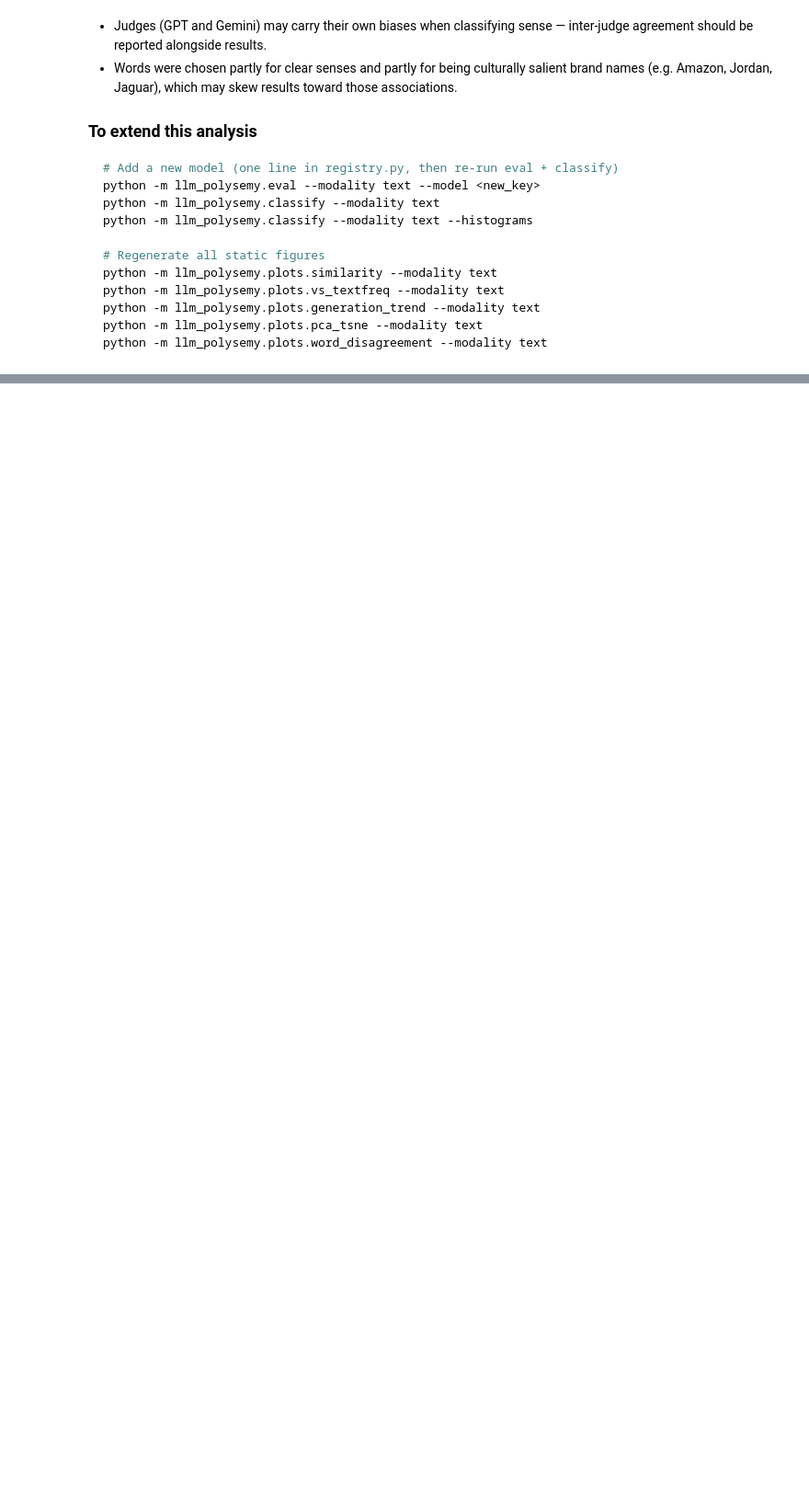
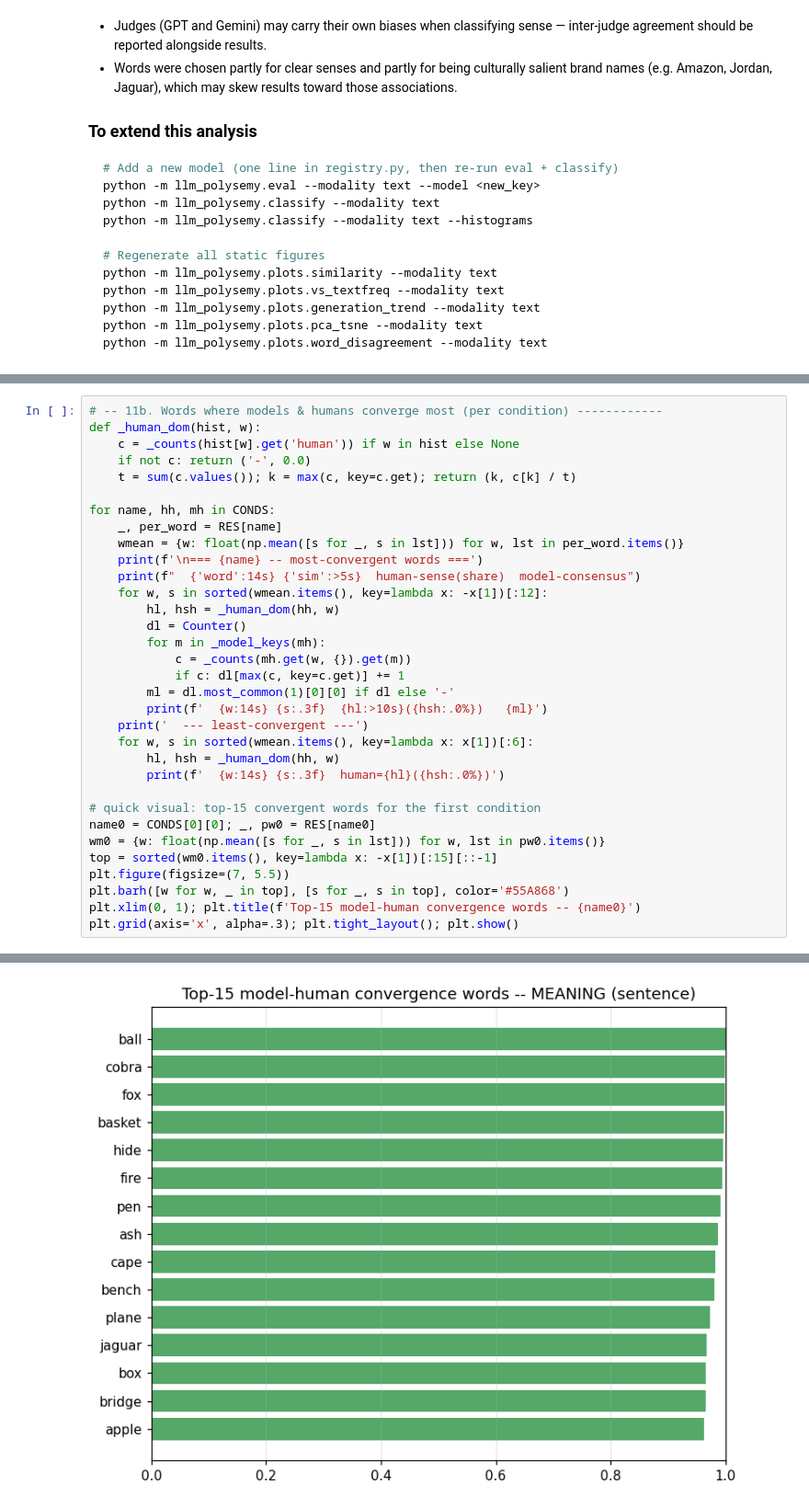
Before and after one commit to addisonwu05/llm-polysemy, a Jupyter notebook: analysis.ipynb, the cells around one changed output, grey strips where cells are left out. Shown at 92% size. Cells and saved outputs as stored; diff of their text form; blank space fills up the shorter version.

```diff
--- a/analysis.ipynb
+++ b/analysis.ipynb
@@ -1705,0 +1811,34 @@ python -m llm_polysemy.plots.word_disagreement --modality text
+# %%
+# -- 11b. Words where models & humans converge most (per condition) ------------
+def _human_dom(hist, w):
+    c = _counts(hist[w].get('human')) if w in hist else None
+    if not c: return ('-', 0.0)
+    t = sum(c.values()); k = max(c, key=c.get); return (k, c[k] / t)
+
+for name, hh, mh in CONDS:
+    _, per_word = RES[name]
+    wmean = {w: float(np.mean([s for _, s in lst])) for w, lst in per_word.items()}
+    print(f'\n=== {name} -- most-convergent words ===')
+    print(f"  {'word':14s} {'sim':>5s}  human-sense(share)  model-consensus")
+    for w, s in sorted(wmean.items(), key=lambda x: -x[1])[:12]:
+        hl, hsh = _human_dom(hh, w)
+        dl = Counter()
+        for m in _model_keys(mh):
+            c = _counts(mh.get(w, {}).get(m))
+            if c: dl[max(c, key=c.get)] += 1
+        ml = dl.most_common(1)[0][0] if dl else '-'
+        print(f'  {w:14s} {s:.3f}  {hl:>10s}({hsh:.0%})   {ml}')
+    print('  --- least-convergent ---')
+    for w, s in sorted(wmean.items(), key=lambda x: x[1])[:6]:
+        hl, hsh = _human_dom(hh, w)
+        print(f'  {w:14s} {s:.3f}  human={hl}({hsh:.0%})')
+
+# quick visual: top-15 convergent words for the first condition
+name0 = CONDS[0][0]; _, pw0 = RES[name0]
+wm0 = {w: float(np.mean([s for _, s in lst])) for w, lst in pw0.items()}
+top = sorted(wm0.items(), key=lambda x: -x[1])[:15][::-1]
+plt.figure(figsize=(7, 5.5))
+plt.barh([w for w, _ in top], [s for _, s in top], color='#55A868')
+plt.xlim(0, 1); plt.title(f'Top-15 model-human convergence words -- {name0}')
+plt.grid(axis='x', alpha=.3); plt.tight_layout(); plt.show()
+# %% [output]
@@ -1705,0 +1862 @@ python -m llm_polysemy.plots.word_disagreement --modality text
+[figure, added]
```
Also changed, not shown: parts of 5 cells of this notebook, 10 other files.
